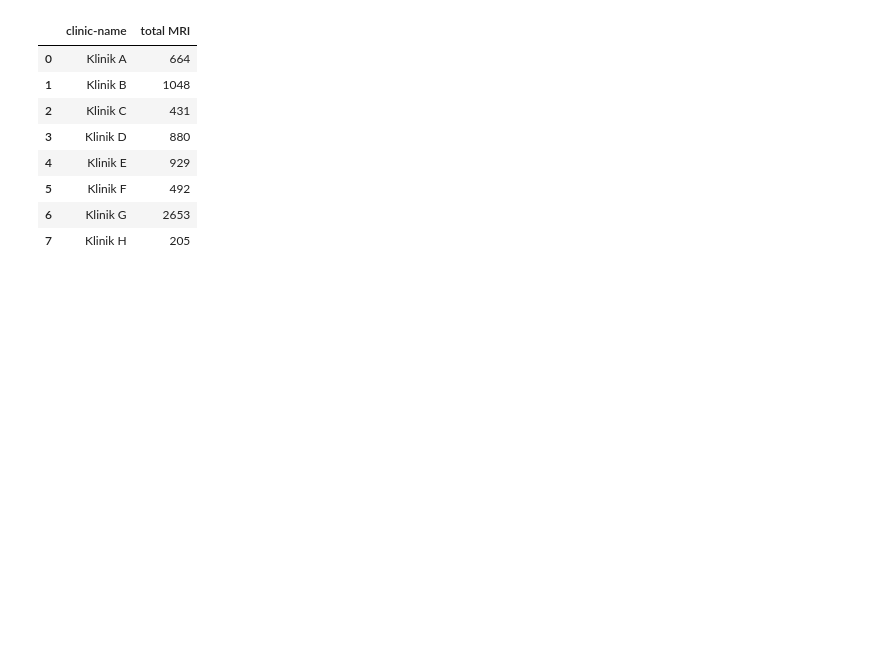
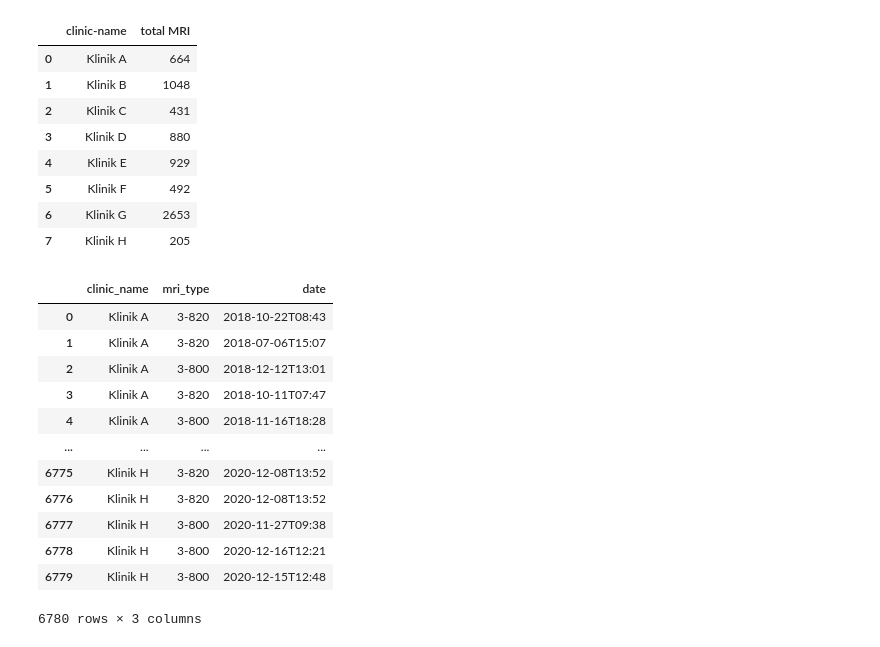
Before and after one commit to Olorin-AI/Siemens-healthineers-challenge, a Jupyter notebook: Model.ipynb, the cells around one changed output. Drawn from its saved outputs; the diff is of its cells as text; code cells hidden in the pictures; blank space fills up the shorter version.

```diff
--- a/Model.ipynb
+++ b/Model.ipynb
@@ -439,0 +464,19 @@ Mri_per_hospitals
+# %%
+mri_per_clinic = pd.DataFrame (relevant, columns = ['clinic_name','mri_type','date','none'])
+mri_per_clinic=mri_per_clinic.drop(columns=['none'])
+
+mri_per_clinic
+# %% [output]
+|  | clinic_name | mri_type | date |
+| 0 | Klinik A | 3-820 | 2018-10-22T08:43 |
+| 1 | Klinik A | 3-820 | 2018-07-06T15:07 |
+| 2 | Klinik A | 3-800 | 2018-12-12T13:01 |
+| 3 | Klinik A | 3-820 | 2018-10-11T07:47 |
+| 4 | Klinik A | 3-800 | 2018-11-16T18:28 |
+| ... | ... | ... | ... |
+| 6775 | Klinik H | 3-820 | 2020-12-08T13:52 |
+| 6776 | Klinik H | 3-820 | 2020-12-08T13:52 |
+| 6777 | Klinik H | 3-800 | 2020-11-27T09:38 |
+| 6778 | Klinik H | 3-800 | 2020-12-16T12:21 |
+| 6779 | Klinik H | 3-800 | 2020-12-15T12:48 |
+6780 rows × 3 columns
```
Also changed, not shown: parts of 16 cells of this notebook.
